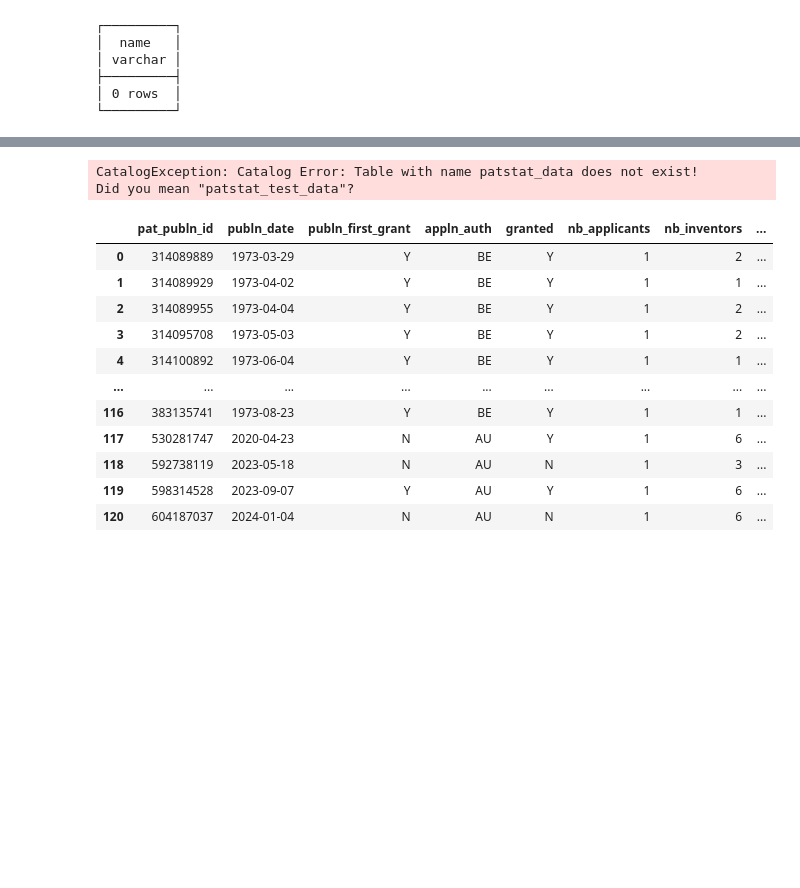
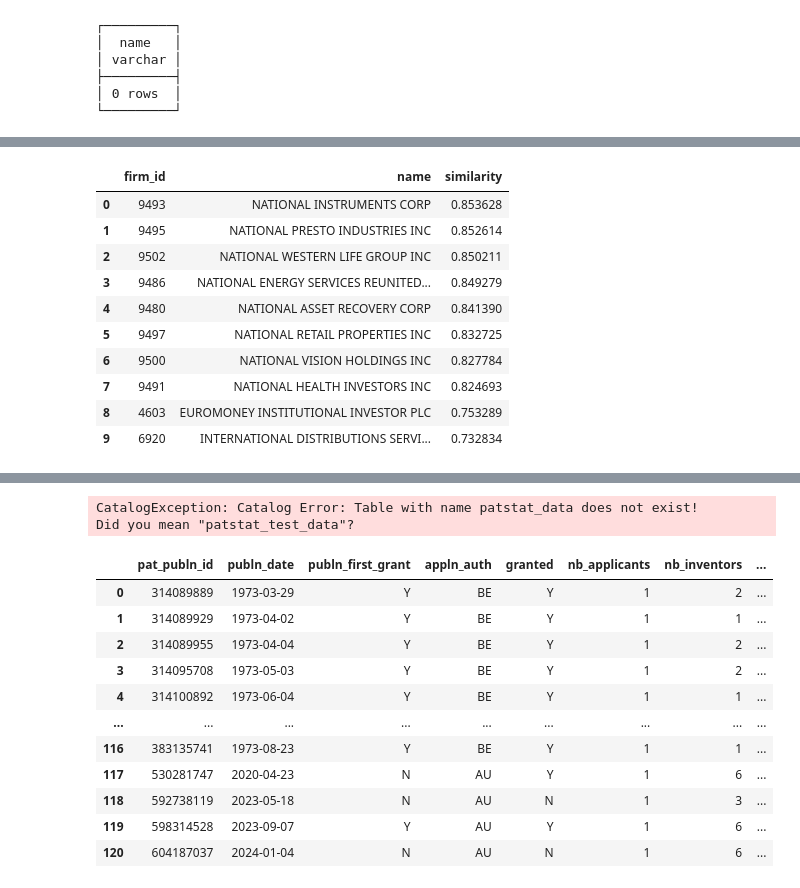
Before and after one commit to MarisLeander/patents_name_matching, a Jupyter notebook: notebooks/name_matching.ipynb, the cells around one changed output, grey strips where cells are left out. Cells and saved outputs as stored; diff of their text form; code cells hidden in the pictures; blank space fills up the shorter version.

```diff
--- a/notebooks/name_matching.ipynb
+++ b/notebooks/name_matching.ipynb
@@ -160,9 +160,9 @@ def get_matching_firm(patstat_name: str) -> pd.DataFrame:
             name,
             jaro_winkler_similarity(name, '{patstat_name}') AS similarity
         FROM firm_names
-        WHERE similarity > 0.7
+        WHERE similarity > 0.8
         ORDER BY similarity DESC
-        LIMIT 10;
+        LIMIT 1;
     """
     df = con.sql(sql).fetchdf()
     return df
@@ -303,3 +313,17 @@ con.execute(sql).fetchdf()
+# %%
+get_matching_firm('NATIONAL UNIVERSITY CORP TOTTORI UNIVERSITY')
+# %% [output]
+|  | firm_id | name | similarity |
+| 0 | 9493 | NATIONAL INSTRUMENTS CORP | 0.853628 |
+| 1 | 9495 | NATIONAL PRESTO INDUSTRIES INC | 0.852614 |
+| 2 | 9502 | NATIONAL WESTERN LIFE GROUP INC | 0.850211 |
+| 3 | 9486 | NATIONAL ENERGY SERVICES REUNITED... | 0.849279 |
+| 4 | 9480 | NATIONAL ASSET RECOVERY CORP | 0.841390 |
+| 5 | 9497 | NATIONAL RETAIL PROPERTIES INC | 0.832725 |
+| 6 | 9500 | NATIONAL VISION HOLDINGS INC | 0.827784 |
+| 7 | 9491 | NATIONAL HEALTH INVESTORS INC | 0.824693 |
+| 8 | 4603 | EUROMONEY INSTITUTIONAL INVESTOR PLC | 0.753289 |
+| 9 | 6920 | INTERNATIONAL DISTRIBUTIONS SERVI... | 0.732834 |
 # %%
 con.sql('ROLLBACK;')
 con.sql('show tables')
```
Also changed, not shown: parts of 5 cells of this notebook.
